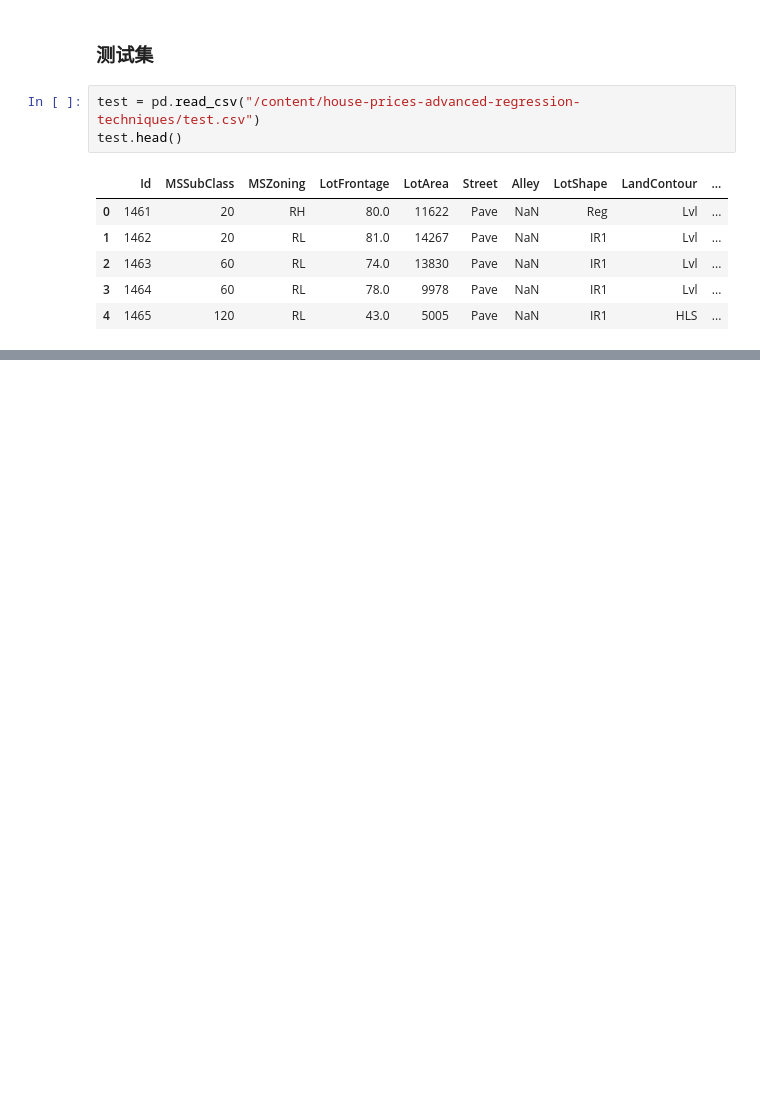
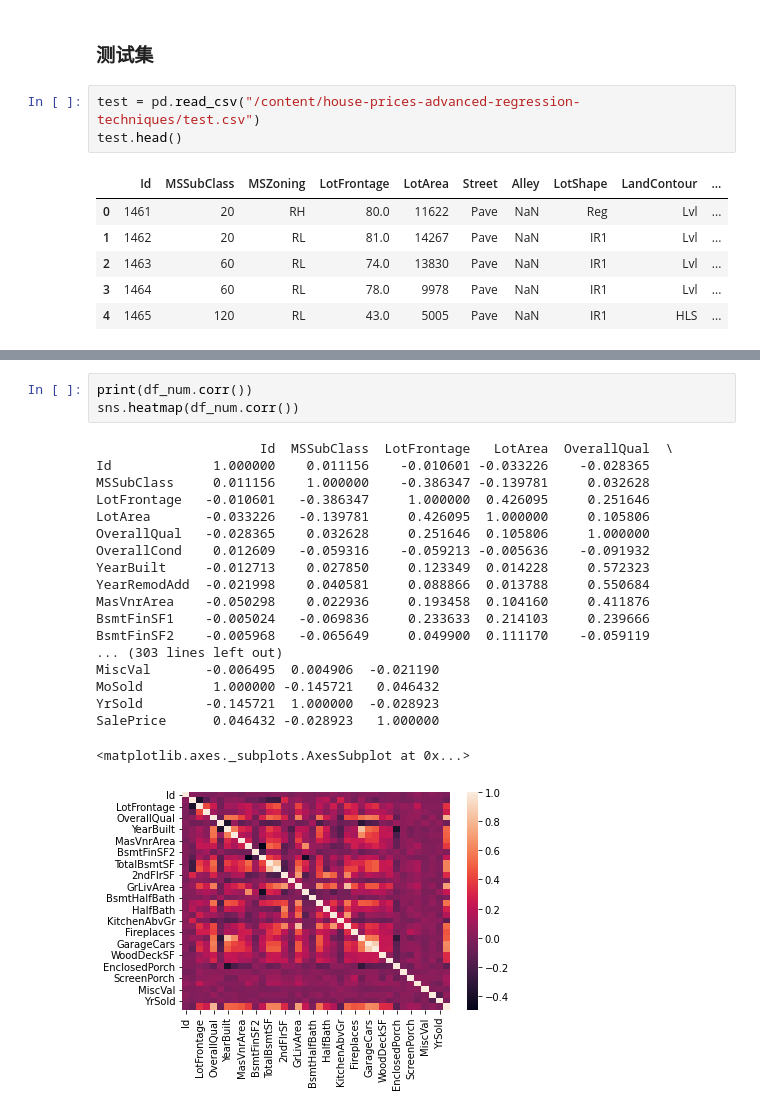
Before and after one commit to Dunfu1993/House_Prices, a Jupyter notebook: House_Prices.ipynb, the cells around one changed output, grey strips where cells are left out. Cells and saved outputs as stored; diff of their text form; blank space fills up the shorter version.

```diff
--- a/House_Prices.ipynb
+++ b/House_Prices.ipynb
@@ -150,0 +289,23 @@ test.describe()
+# %%
+print(df_num.corr())
+sns.heatmap(df_num.corr())
+# %% [output]
+                     Id  MSSubClass  LotFrontage   LotArea  OverallQual  \
+Id             1.000000    0.011156    -0.010601 -0.033226    -0.028365
+MSSubClass     0.011156    1.000000    -0.386347 -0.139781     0.032628
+LotFrontage   -0.010601   -0.386347     1.000000  0.426095     0.251646
+LotArea       -0.033226   -0.139781     0.426095  1.000000     0.105806
+OverallQual   -0.028365    0.032628     0.251646  0.105806     1.000000
+OverallCond    0.012609   -0.059316    -0.059213 -0.005636    -0.091932
+YearBuilt     -0.012713    0.027850     0.123349  0.014228     0.572323
+YearRemodAdd  -0.021998    0.040581     0.088866  0.013788     0.550684
+MasVnrArea    -0.050298    0.022936     0.193458  0.104160     0.411876
+BsmtFinSF1    -0.005024   -0.069836     0.233633  0.214103     0.239666
+BsmtFinSF2    -0.005968   -0.065649     0.049900  0.111170    -0.059119
+... (303 lines left out)
+MiscVal       -0.006495  0.004906  -0.021190
+MoSold         1.000000 -0.145721   0.046432
+YrSold        -0.145721  1.000000  -0.028923
+SalePrice      0.046432 -0.028923   1.000000
+<matplotlib.axes._subplots.AxesSubplot at 0x...>
+[figure, added]
```
Also changed, not shown: parts of 21 cells of this notebook.
